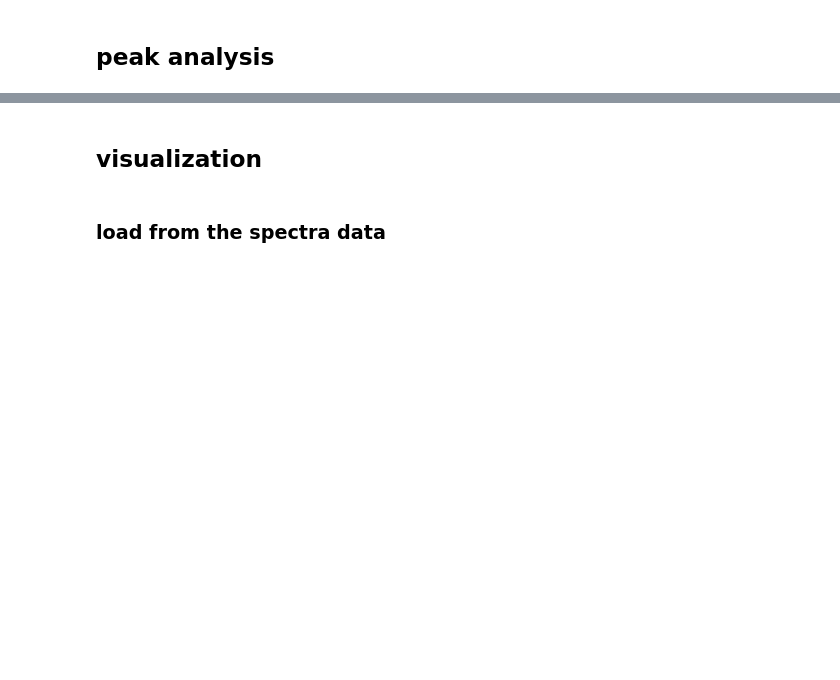
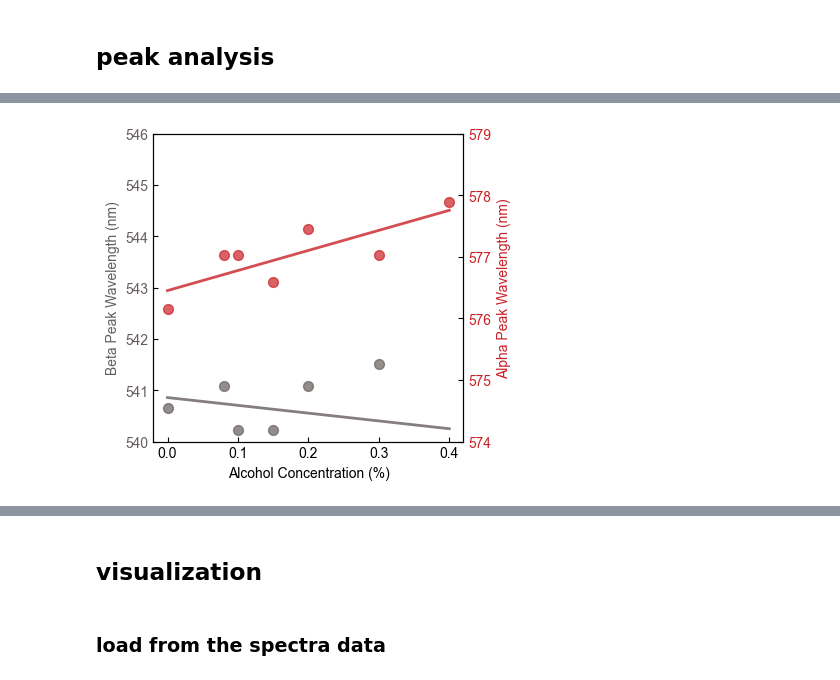
Before and after one commit to BailabUNC/SpectraDerma, a Jupyter notebook: notebooks/Blood_Spectra_Visualization.ipynb, the cells around one changed output, grey strips where cells are left out. Drawn from its saved outputs; the diff is of its cells as text; code cells hidden in the pictures; blank space fills up the shorter version.

```diff
--- a/notebooks/Blood_Spectra_Visualization.ipynb
+++ b/notebooks/Blood_Spectra_Visualization.ipynb
@@ -369,0 +482,85 @@ Acetaldehyde A630_rel_to_0.00BAC:
+# %%
+# Plot peak location changes vs alcohol concentration with linear regression
+# Apply the same exclusion logic as cell 15 (concentration-based exclusion)
+
+# Apply exclusions to filter alcohol concentrations based on concentration values
+exclude_concentrations = [0.02, 0.05]  # Same as cell 15
+included_alcohol_indices = []
+for i, concentration in enumerate(alcohol_concentrations):
+    if concentration not in exclude_concentrations:
+        included_alcohol_indices.append(i)
+
+# Filter the data based on included indices
+filtered_concentrations = [alcohol_concentrations[i] for i in included_alcohol_indices]
+filtered_beta_peaks = [beta_peaks[i] for i in included_alcohol_indices]
+filtered_alpha_peaks = [alpha_peaks[i] for i in included_alcohol_indices]
+
+# Extract wavelength data for plotting
+beta_wavelengths = [peak['wavelength'] for peak in filtered_beta_peaks]
+alpha_wavelengths = [peak['wavelength'] for peak in filtered_alpha_peaks]
+
+# Import scipy for linear regression
+from scipy import stats
+
+fig, ax1 = plt.subplots(figsize=(4, 4))
+
+# Plot beta band wavelength vs concentration
+ax1.scatter(filtered_concentrations, beta_wavelengths, color='#655e5c', s=50, alpha=0.7, label='Beta (~542nm)')
+
+# Add linear regression for beta band
+if len(filtered_concentrations) > 1:
+    slope_beta, intercept_beta, r_beta, p_beta, stderr_beta = stats.linregress(filtered_concentrations, beta_wavelengths)
+    x_fit = np.array(filtered_concentrations)
+    y_fit_beta = slope_beta * x_fit + intercept_beta
+    ax1.plot(x_fit, y_fit_beta, '#655e5c', alpha=0.8, linewidth=2)
+
+ax1.set_position(pos_ax)
+
+# Create twin y-axis for alpha band
+ax2 = ax1.twinx()
+
+# Plot alpha band wavelength vs concentration
+ax2.scatter(filtered_concentrations, alpha_wavelengths, color='#c92127', s=50, alpha=0.7, label='Alpha (~577nm)')
+
+# Add linear regression for alpha band
+if len(filtered_concentrations) > 1:
+    slope_alpha, intercept_alpha, r_alpha, p_alpha, stderr_alpha = stats.linregress(filtered_concentrations, alpha_wavelengths)
+    y_fit_alpha = slope_alpha * x_fit + intercept_alpha
+    ax2.plot(x_fit, y_fit_alpha, '#c92127', alpha=0.8, linewidth=2)
+
+# Formatting
+ax1.set_xlabel('Alcohol Concentration (%)')
+ax1.set_ylabel('Beta Peak Wavelength (nm)', color='#655e5c')
+ax2.set_ylabel('Alpha Peak Wavelength (nm)', color='#c92127')
+ax1.tick_params(axis='y', labelcolor='#655e5c', direction='in')
+ax2.tick_params(axis='y', labelcolor='#c92127', direction='in')
+ax1.tick_params(axis='x', direction='in')
+
+# Set y-axis limits to prevent overlapping
+ax1.set_ylim(540, 546)  # Beta band range
+ax2.set_ylim(574, 579)  # Alpha band range
+
+# Set colors for y-axis labels
+ax1.yaxis.label.set_color('#655e5c')
+ax2.yaxis.label.set_color('#c92127')
+
+plt.savefig('../figures/fig2/blood_alcohol_peak_trends_with_spectra_new.png', dpi=600, bbox_inches='tight', transparent=True)
+plt.show()
+
+# Print linear regression analysis results
+print("Peak Location Linear Regression Analysis:")
+print("=" * 50)
+print(f"Filtered data excludes concentrations: {exclude_concentrations}")
+print(f"Analyzing {len(filtered_concentrations)}/{len(alcohol_concentrations)} concentrations")
+print()
+print("Beta Band (~542nm) Wavelength vs Concentration:")
+print(f"  Slope: {slope_beta:.4f} nm/%")
+print(f"  R²: {r_beta**2:.3f}")
+print(f"  p-value: {p_beta:.4f}")
+print()
+print("Alpha Band (~577nm) Wavelength vs Concentration:")
+print(f"  Slope: {slope_alpha:.4f} nm/%")
+print(f"  R²: {r_alpha**2:.3f}")
+print(f"  p-value: {p_alpha:.4f}")
+# %% [output]
+[figure, added]
```
Also changed, not shown: parts of 26 cells of this notebook.
